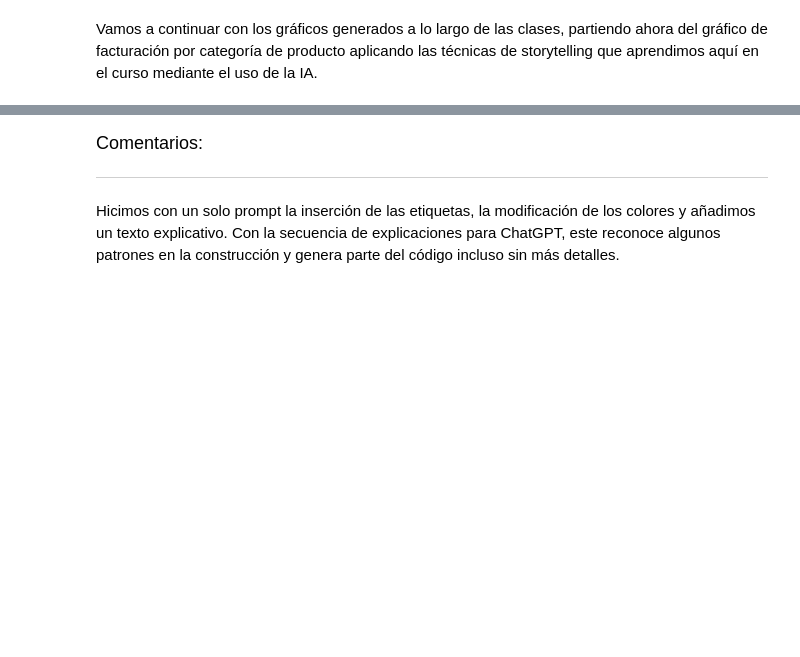
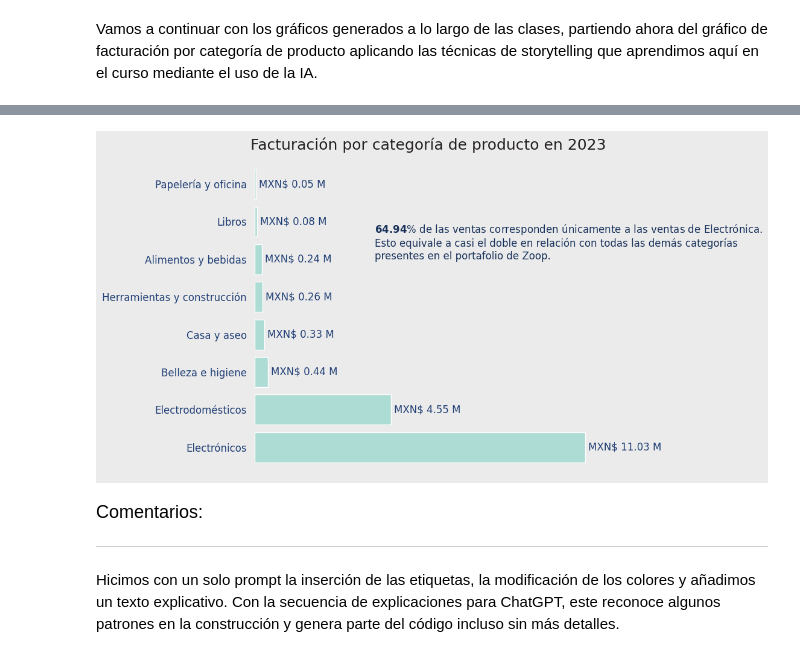
Before and after one commit to JLuceroVasquez/ia-aplicada-a-data-science-construccion-de-visualizaciones, a Jupyter notebook: IA_aplicada_a_ciencia_de_datos.ipynb, the cells around one changed output, grey strips where cells are left out. Saved outputs shown, nothing was run; the diff lists cells and outputs as text; code cells hidden in the pictures; blank space fills up the shorter version.

```diff
--- a/IA_aplicada_a_ciencia_de_datos.ipynb
+++ b/IA_aplicada_a_ciencia_de_datos.ipynb
@@ -1741,3 +2134,7 @@ Utiliza las bibliotecas de visualización de datos de Python para crear esta vis
+# %%
+facturacion_por_categoria().show()
+# %% [output]
+[figure, added]
 # %% [markdown]
 <font color="7b71ff" size=4> Comentarios: </font>
 
```
Also changed, not shown: parts of 41 cells of this notebook.
